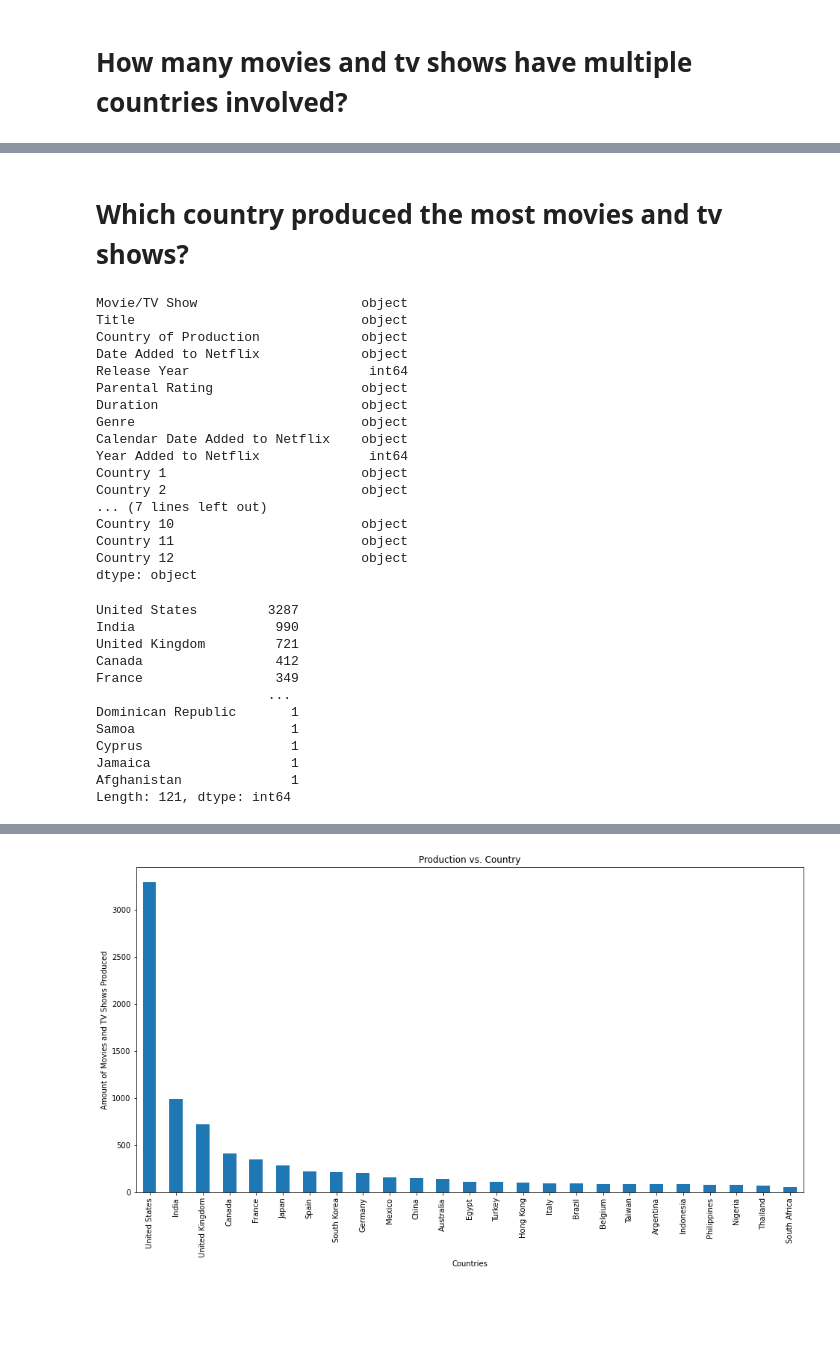
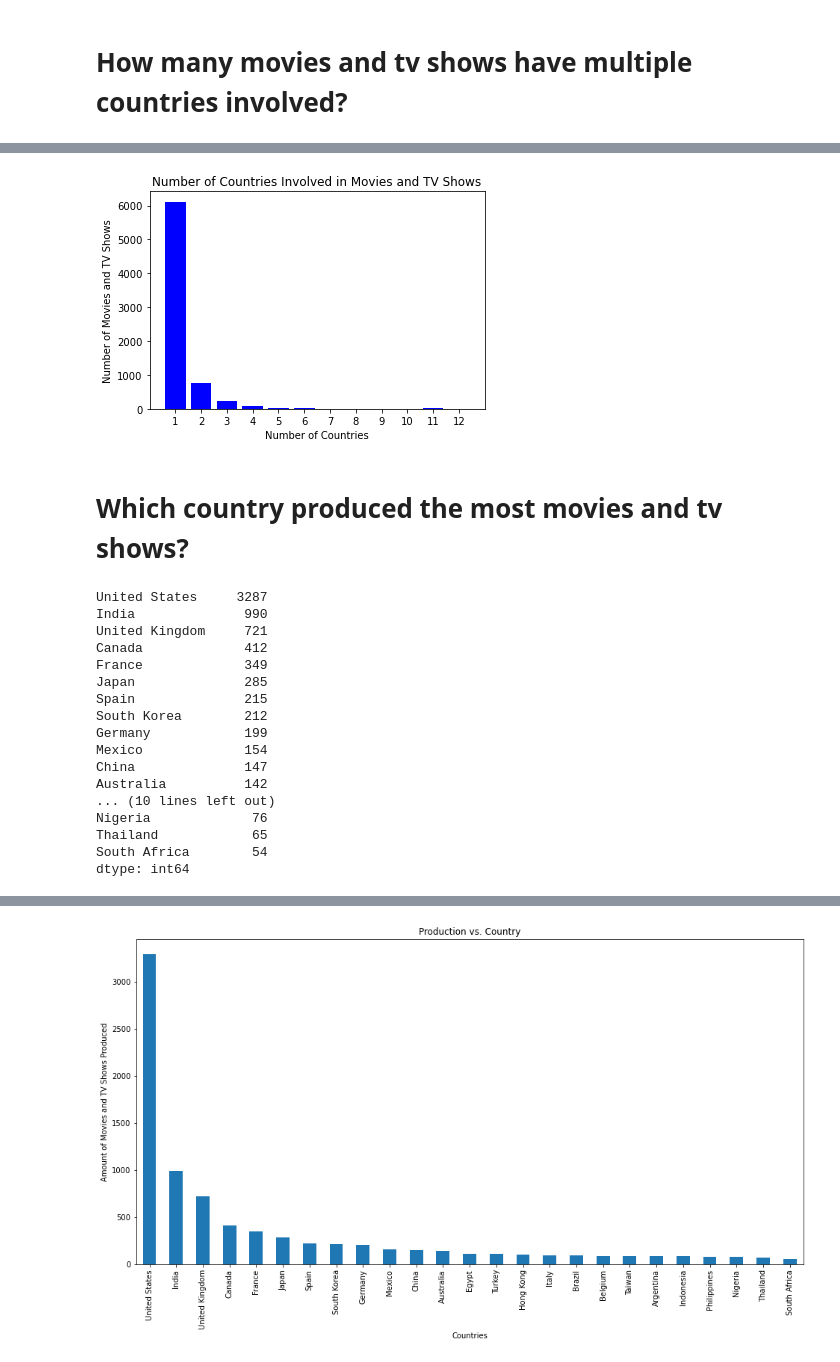
Before and after one commit to terrilvallikalam/Project1-TheFloorIsJava, a Jupyter notebook: Question 2.ipynb, the cells around one changed output, grey strips where cells are left out. Cells and saved outputs as stored; diff of their text form; code cells hidden in the pictures; blank space fills up the shorter version.

```diff
--- a/Question 2.ipynb
+++ b/Question 2.ipynb
@@ -37,0 +62,13 @@ Index(['Movie/TV Show', 'Title', 'Country of Production',
+# %%
+country_count = [1, 2, 3, 4, 5, 6, 7, 8, 9, 10, 11, 12]
+movies_shows = [6115, 760, 240, 96, 32, 14, 5, 1, 0, 1, 9, 1]
+x_axis = np.arange(len(movies_shows))
+plt.bar(x_axis, movies_shows, color="b", align="center")
+tick_locations = [value for value in x_axis]
+plt.xticks(tick_locations, country_count)
+plt.title("Number of Countries Involved in Movies and TV Shows")
+plt.xlabel("Number of Countries")
+plt.ylabel("Number of Movies and TV Shows")
+plt.show()
+# %% [output]
+[figure, added]
@@ -38,38 +81,25 @@ Index(['Movie/TV Show', 'Title', 'Country of Production',
 # %% [markdown]
 # Which country produced the most movies and tv shows?
-# %%
-netflix_df.dtypes
-# %% [output]
-Movie/TV Show                     object
-Title                             object
-Country of Production             object
-Date Added to Netflix             object
-Release Year                       int64
-Parental Rating                   object
-Duration                          object
-Genre                             object
-Calendar Date Added to Netflix    object
-Year Added to Netflix              int64
-Country 1                         object
-Country 2                         object
-... (7 lines left out)
-Country 10                        object
-Country 11                        object
-Country 12                        object
-dtype: object
 # %%
+# Determine the top 25 countries
 countrycount = netflix_df["Country of Production"].str.get_dummies(sep=', ').sum().sort_values(ascending=False)
-countrycount
+top_25 = countrycount.head(25)
+top_25
 # %% [output]
-United States         3287
-India                  990
-United Kingdom         721
-Canada                 412
-France                 349
-                      ...
-Dominican Republic       1
-Samoa                    1
-Cyprus                   1
-Jamaica                  1
-Afghanistan              1
-Length: 121, dtype: int64
+United States     3287
+India              990
+United Kingdom     721
+Canada             412
+France             349
+Japan              285
+Spain              215
+South Korea        212
+Germany            199
+Mexico             154
+China              147
+Australia          142
+... (10 lines left out)
+Nigeria             76
+Thailand            65
+South Africa        54
+dtype: int64
```
Also changed, not shown: parts of 15 cells of this notebook, 3 other files.
